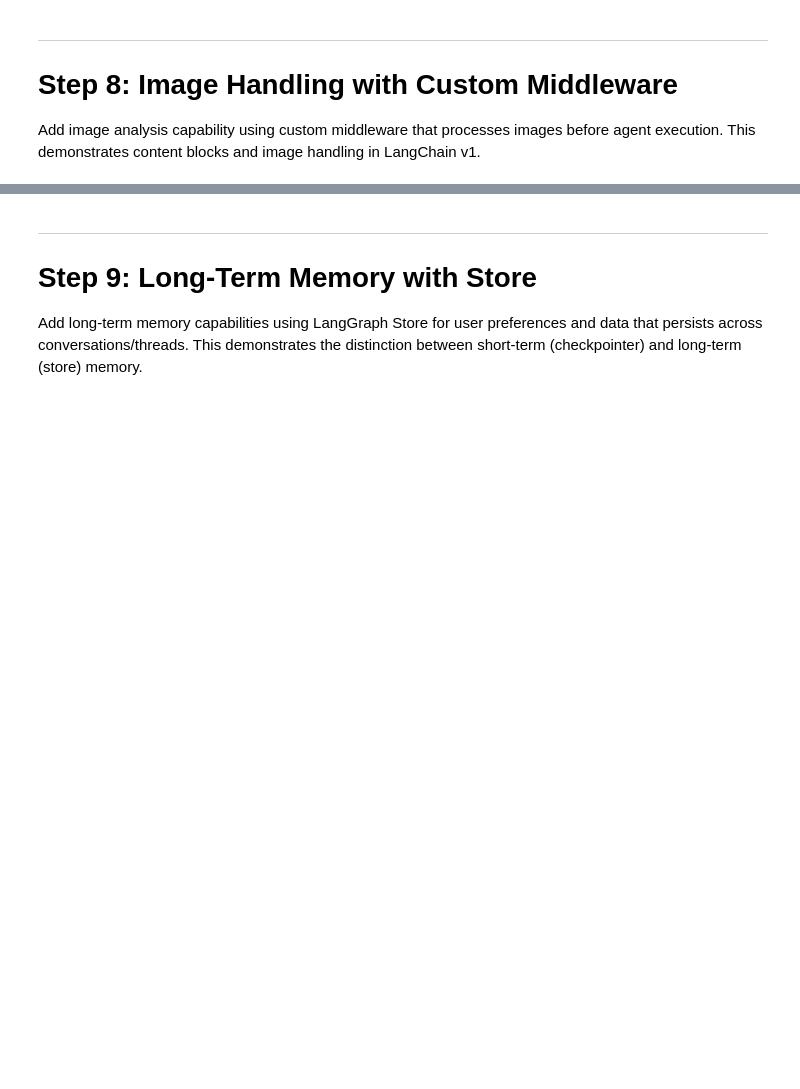
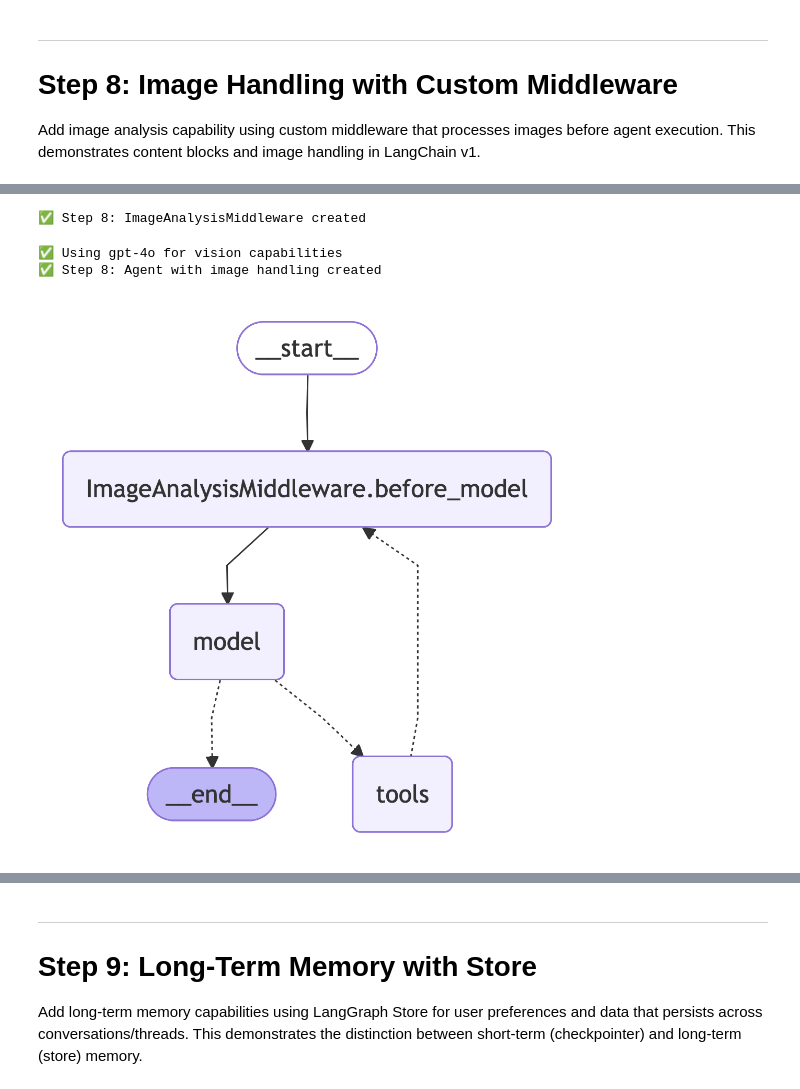
Before and after one commit to langchain-samples/planner-agent-workshop, a Jupyter notebook: workshop_notebook.ipynb, the cells around one changed output, grey strips where cells are left out. Drawn from its saved outputs; the diff is of its cells as text; code cells hidden in the pictures; blank space fills up the shorter version.

Commit message:
step 8

```diff
--- a/workshop_notebook.ipynb
+++ b/workshop_notebook.ipynb
@@ -1076,7 +1094,7 @@ print("✅ Step 8: ImageState schema defined")
 # Step 8: Create custom middleware for image analysis
 
 class ImageAnalysisMiddleware(AgentMiddleware):
-    """Middleware that analyzes images and provides summaries before agent execution."""
+    """Middleware that analyzes images from state and provides summaries before agent execution."""
 
     state_schema = ImageState
 
@@ -1085,54 +1103,65 @@ class ImageAnalysisMiddleware(AgentMiddleware):
         self.vision_model = vision_model
 
     def before_model(self, state) -> Dict[str, Any] | None:
-        """Analyze image if present and add summary to messages."""
+        """Analyze image if present in state."""
         image = state.get("image")
         if not image:
             return None
 
-        # Analyze the image using vision model
-        # The image can be passed as base64 data URI (embedded-picture) or base64 string
-        analysis_prompt = "Analyze this image and provide a detailed description of what you see, including any event information, dates, times, locations, or other relevant details."
-
-        # Extract base64 and mime type from data URI if needed
+        # Extract base64 and mime type from data URI format: embedded-picture
         if image.startswith("data:"):
             # Parse data URI: embedded-picture<base64_data>
             header, base64_data = image.split(",", 1)
             mime_type = header.split(";")[0].split(":")[1]  # Extract "image/png"
         else:
-            # Assume it's already base64 and infer mime type
+            # Fallback if not in data URI format
             base64_data = image
-            mime_type = "image/png"  # Default, could be improved
+            mime_type = "image/png"
 
-        # Use vision model to analyze the image
-        # LangChain v1 format: {"type": "image", "base64": "...", "mime_type": "..."}
+        # Analyze the image using vision model
+        analysis_prompt = "Analyze this image and provide a detailed description of what you see, including any event information, dates, times, locations, or other relevant details."
+
+        # Use LangChain v1 format for vision model invocation
+        # Include system message with analysis prompt, user message with just "analyze this image"
         try:
             vision_response = self.vision_model.invoke([
-                {"type": "text", "text": analysis_prompt},
                 {
-                    "type": "image",
-                    "base64": base64_data,
-                    "mime_type": mime_type
+                    "role": "system",
+                    "content": analysis_prompt
+                },
+                {
+                    "role": "user",
+                    "content": [
+                        {"type": "text", "text": "Analyze this image."},
+                        {
+                            "type": "image",
+                            "base64": base64_data,
+                            "mime_type": mime_type
+                        }
+                    ]
                 }
             ])
-            image_summary = vision_response.content if hasattr(vision_response, 'content') else str(vision_response)
+            # Extract the vision response content
+            vision_content = vision_response.content if hasattr(vision_response, 'content') else str(vision_response)
+
+            # Append the vision response as an assistant message
+            current_messages = state.get("messages", [])
+            vision_message = {
+                "role": "assistant",
+                "content": f"Image analysis: {vision_content}"
+            }
+
+            # Return messages with vision response appended
+            return {
+                "messages": current_messages + [vision_message]
+            }
         except Exception as e:
-            # Fallback if vision model fails
-            image_summary = f"Image analysis error: {str(e)}. Image was provided but could not be analyzed."
-
-        # Add the image analysis as a system message to help the agent
-        analysis_message = {
-            "role": "system",
-            "content": f"User provided an image. Image analysis: {image_summary}"
-        }
-
-        # Prepend the analysis to messages
-        current_messages = state.get("messages", [])
-        return {
-            "messages": [analysis_message] + current_messages
-        }
+            # If vision model fails, return original messages
+            return None
 
 print("✅ Step 8: ImageAnalysisMiddleware created")
+# %% [output]
+✅ Step 8: ImageAnalysisMiddleware created
 # %%
 # Step 8: Create agent with image handling middleware
 # Reuse calendar tools from previous steps
@@ -1145,31 +1174,37 @@ main_model = init_chat_model("gpt-4o-mini", temperature=0)
 # If gpt-4o is not available, fall back to gpt-4o-mini
 try:
     vision_model = init_chat_model("gpt-4o", temperature=0)
     print("✅ Using gpt-4o for vision capabilities")
 except Exception:
     vision_model = init_chat_model("gpt-4o-mini", temperature=0)
     print("⚠️  Using gpt-4o-mini (vision may be limited)")
 
 # Create image analysis middleware
 image_middleware = ImageAnalysisMiddleware(vision_model)
 
 SYSTEM_PROMPT_08 = """You are a helpful calendar assistant. You can:
 - Read calendar events using read_calendar
 - Create new events using write_calendar
 - Analyze images of calendars or event information
 
 The current year is 2025. If a user provides an image, use the image analysis provided to understand the content and help them accordingly.
 When you see event information in images (like flyers, posters, or calendar screenshots), extract the details and offer to schedule them."""
 
 checkpointer_08 = MemorySaver()
 
 agent_08 = create_agent(
     model=main_model,
     tools=[read_calendar, write_calendar],  # Reuse tools from Step 1
     system_prompt=SYSTEM_PROMPT_08,
     checkpointer=checkpointer_08,
     middleware=[image_middleware],  # NEW: Image analysis middleware
-    state_schema=ImageState,  # NEW: Custom state schema
+    state_schema=ImageState,  # NEW: Custom state schema for image input
 )
 
 print("✅ Step 8: Agent with image handling created")
+
+display_agent(agent_08)
+# %% [output]
+✅ Using gpt-4o for vision capabilities
+✅ Step 8: Agent with image handling created
+[figure, added]
```
Also changed, not shown: parts of 6 cells of this notebook.
